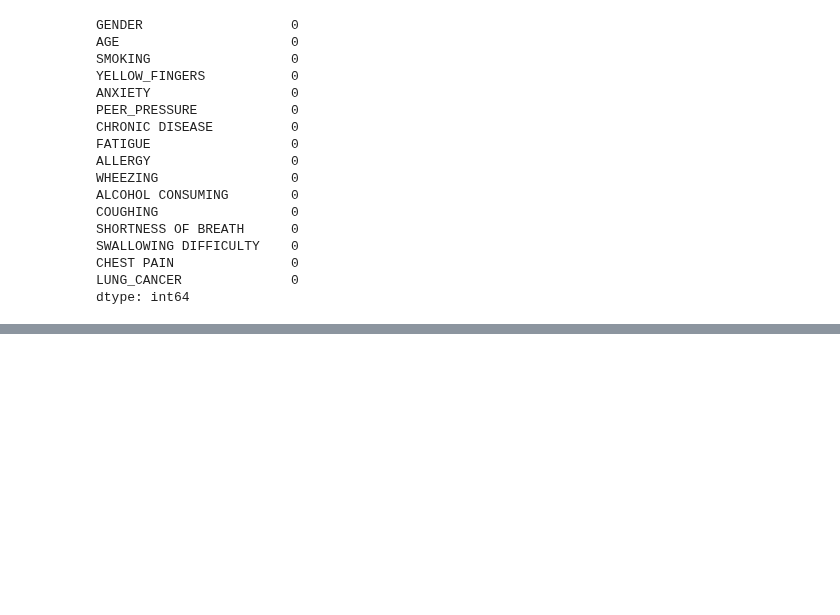
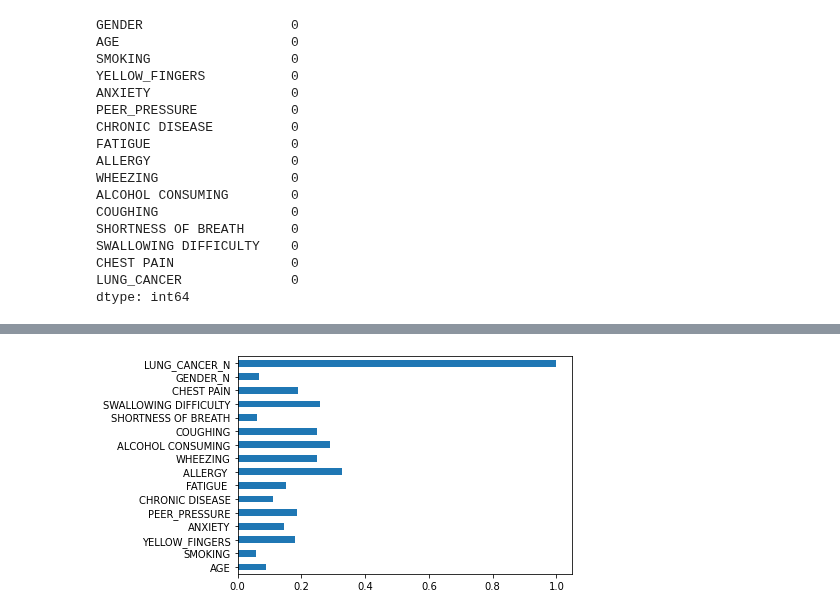
Before and after one commit to jayasith/ML_Assignment2_IT19070704_IT19079264_IT19076362_IT19041926, a Jupyter notebook: lung-cancer-prediction.ipynb, the cells around one changed output, grey strips where cells are left out. Cells and saved outputs as stored; diff of their text form; code cells hidden in the pictures; blank space fills up the shorter version.

Commit message:
correlation analysis between the depended variable and the other independent variables

```diff
--- a/lung-cancer-prediction.ipynb
+++ b/lung-cancer-prediction.ipynb
@@ -125,0 +126,7 @@ seaborn.countplot(x='LUNG_CANCER',data = data_set)
+# %%
+#correlation analysis between the depended variable and the other independent variables
+Correlation=updated_data_set.corrwith(updated_data_set['LUNG_CANCER_N'])
+Correlation.plot(kind='barh')
+pyplot.show()
+# %% [output]
+[figure, added]
```
Also changed, not shown: parts of 6 cells of this notebook.
